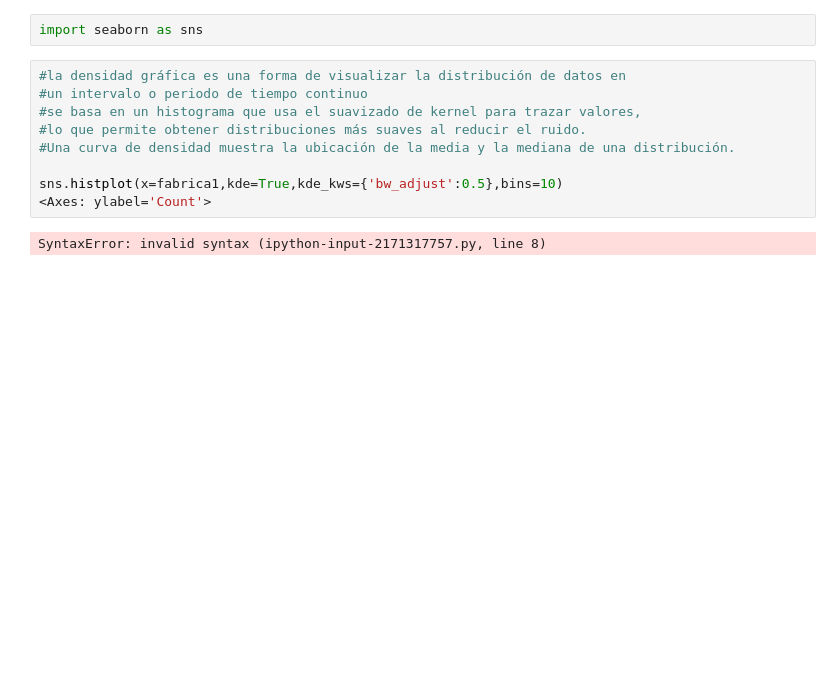
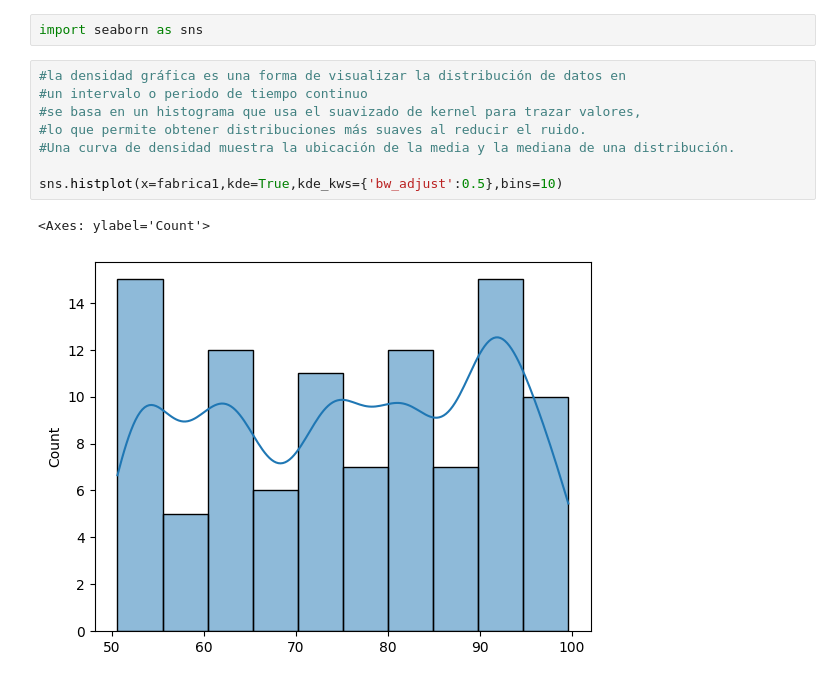
Before and after one commit to 25041001-cloud/Probabilidad, a Jupyter notebook: Unidad1/Practica_2.ipynb, the cells around one changed output. Drawn from its saved outputs; the diff is of its cells as text; blank space fills up the shorter version.

```diff
--- a/Unidad1/Practica_2.ipynb
+++ b/Unidad1/Practica_2.ipynb
@@ -113,11 +113,11 @@ import seaborn as sns
 # %%
 #la densidad gráfica es una forma de visualizar la distribución de datos en
 #un intervalo o periodo de tiempo continuo
 #se basa en un histograma que usa el suavizado de kernel para trazar valores,
 #lo que permite obtener distribuciones más suaves al reducir el ruido.
 #Una curva de densidad muestra la ubicación de la media y la mediana de una distribución.
 
 sns.histplot(x=fabrica1,kde=True,kde_kws={'bw_adjust':0.5},bins=10)
-<Axes: ylabel='Count'>
 # %% [output]
-SyntaxError: invalid syntax (ipython-input-2171317757.py, line 8)
+<Axes: ylabel='Count'>
+[figure, added]
```
Also changed, not shown: parts of 6 cells of this notebook.
